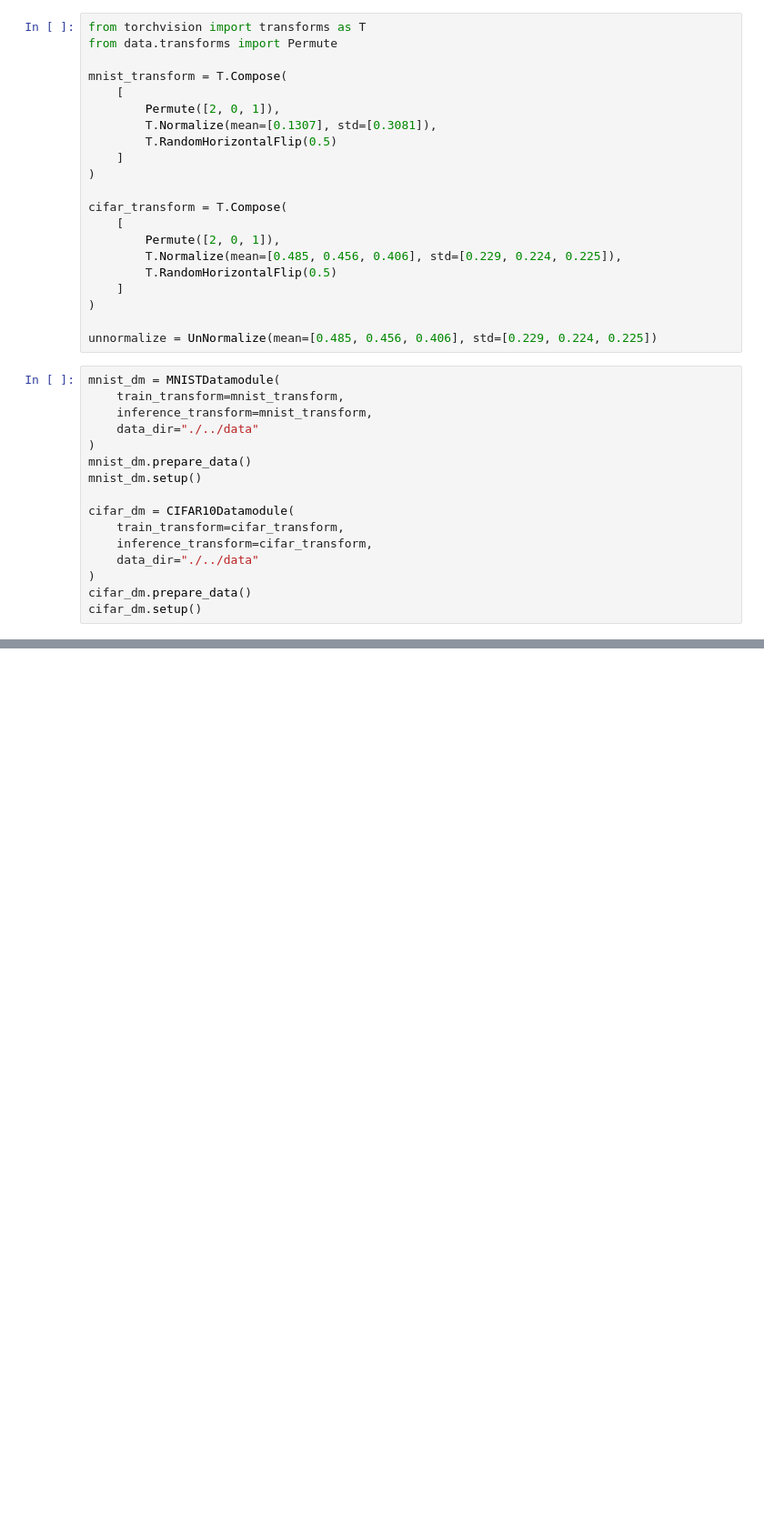
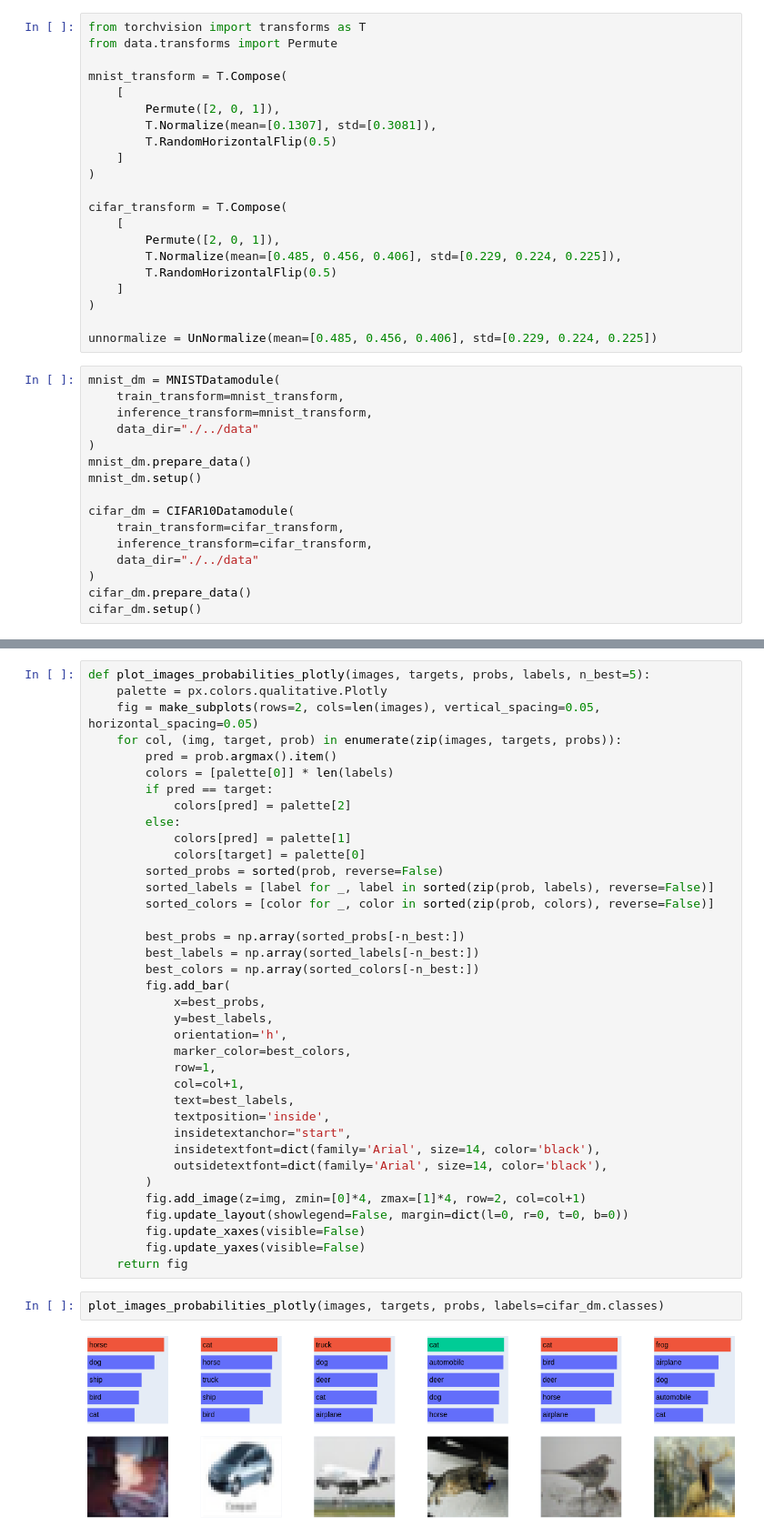
Before and after one commit to thawro/image-classification, a Jupyter notebook: notebooks/data.ipynb, the cells around one changed output, grey strips where cells are left out. Shown at 91% size. Drawn from its saved outputs; the diff is of its cells as text; blank space fills up the shorter version.

```diff
--- a/notebooks/data.ipynb
+++ b/notebooks/data.ipynb
@@ -70,0 +126,41 @@ test shape: torch.Size([60000, 28, 28])
+# %%
+def plot_images_probabilities_plotly(images, targets, probs, labels, n_best=5):
+    palette = px.colors.qualitative.Plotly
+    fig = make_subplots(rows=2, cols=len(images), vertical_spacing=0.05, horizontal_spacing=0.05)
+    for col, (img, target, prob) in enumerate(zip(images, targets, probs)):
+        pred = prob.argmax().item()
+        colors = [palette[0]] * len(labels)
+        if pred == target:
+            colors[pred] = palette[2]
+        else:
+            colors[pred] = palette[1]
+            colors[target] = palette[0]
+        sorted_probs = sorted(prob, reverse=False)
+        sorted_labels = [label for _, label in sorted(zip(prob, labels), reverse=False)]
+        sorted_colors = [color for _, color in sorted(zip(prob, colors), reverse=False)]
+
+        best_probs = np.array(sorted_probs[-n_best:])
+        best_labels = np.array(sorted_labels[-n_best:])
+        best_colors = np.array(sorted_colors[-n_best:])
+        fig.add_bar(
+            x=best_probs,
+            y=best_labels,
+            orientation='h',
+            marker_color=best_colors,
+            row=1,
+            col=col+1,
+            text=best_labels,
+            textposition='inside',
+            insidetextanchor="start",
+            insidetextfont=dict(family='Arial', size=14, color='black'),
+            outsidetextfont=dict(family='Arial', size=14, color='black'),
+        )
+        fig.add_image(z=img, zmin=[0]*4, zmax=[1]*4, row=2, col=col+1)
+        fig.update_layout(showlegend=False, margin=dict(l=0, r=0, t=0, b=0))
+        fig.update_xaxes(visible=False)
+        fig.update_yaxes(visible=False)
+    return fig
+# %%
+plot_images_probabilities_plotly(images, targets, probs, labels=cifar_dm.classes)
+# %% [output]
+[figure, added]
```
Also changed, not shown: parts of 11 cells of this notebook, 15 other files.
